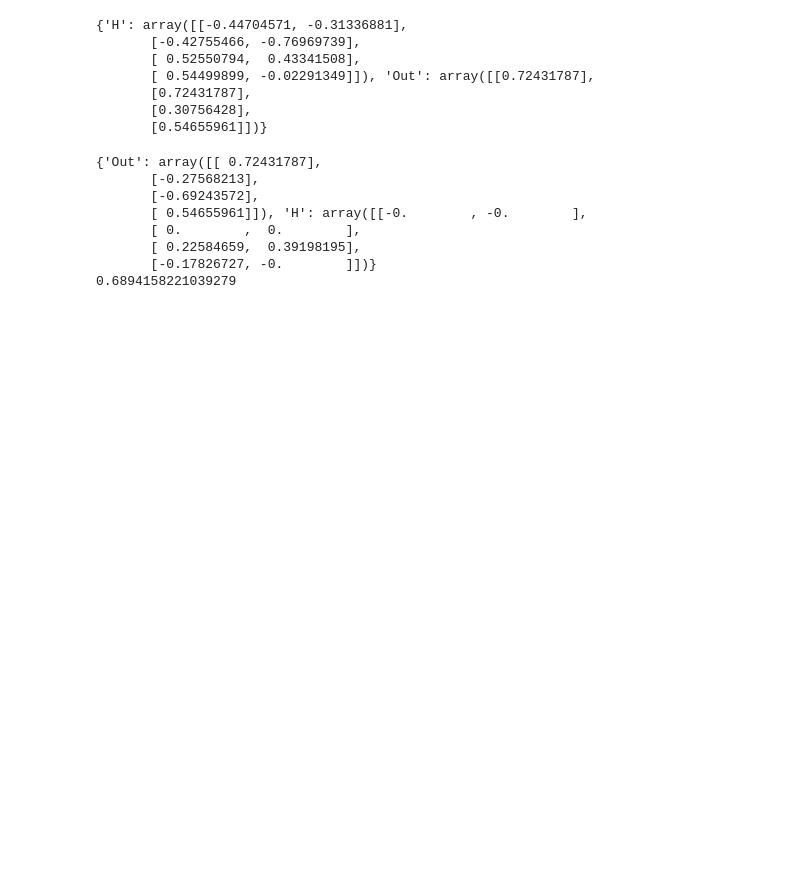
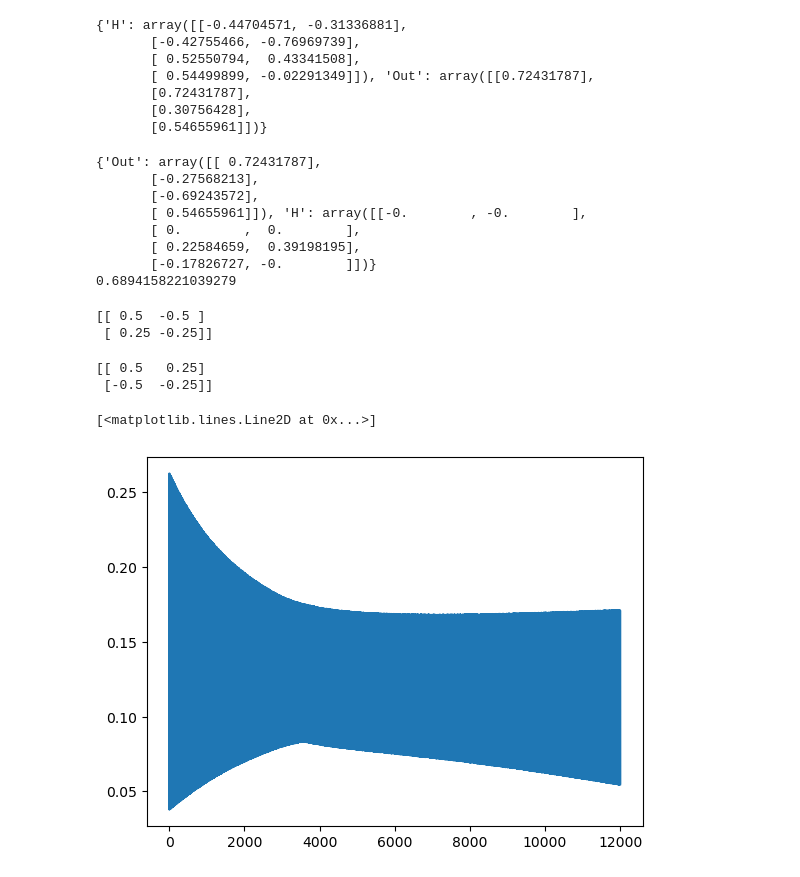
Before and after one commit to Milstein-Lab/Summer2024, a Jupyter notebook: xor-relu.ipynb, the cells around one changed output. Cells and saved outputs as stored; diff of their text form; code cells hidden in the pictures; blank space fills up the shorter version.

```diff
--- a/xor-relu.ipynb
+++ b/xor-relu.ipynb
@@ -50,6 +36,7 @@ plt.plot(x, Relu(x))
 def forward(input_patterns, weight_dict, bias_dict):
     act_dict = {}
     state_dict = {}
+    act_dict['I'] = input_patterns
     state_dict['H'] = np.dot(input_patterns, weight_dict['H']['I']) + bias_dict['H'] #hidden state act
     act_dict['H'] = Relu(state_dict['H']) #firing rates hid neurons
     state_dict['Out'] = np.dot(act_dict['H'], weight_dict['Out']['H']) + bias_dict['Out']
@@ -105,4 +95,24 @@ print(error)
 0.6894158221039279
 # %%
 def step(weight_dict, bias_dict, grad_dict, act_dict, learning_rate):
-    for
+    for post_pop in weight_dict:
+        for pre_pop in weight_dict[post_pop]:
+            d_w = -learning_rate * np.outer(act_dict[pre_pop], grad_dict[post_pop])
+            weight_dict[post_pop][pre_pop] += d_w
+            bias_dict[post_pop] += -learning_rate * grad_dict[post_pop]
+# %%
+def train (input_patterns, targets, weight_dict, bias_dict, learning_rate, num_epochs, seed):
+    error_hx = [] #accmulate error
+    np.random.seed(seed)
+    for epoch in range(num_epochs):
+        indexes = np.arange(len(input_patterns))
+        np.random.shuffle(indexes)
+        for index in indexes:
+            sample = input_patterns[index]
+            target = targets[index]
+            state_dict, act_dict = forward(sample, weight_dict, bias_dict)
+            grad_dict, error = backward(weight_dict, state_dict, act_dict, target)
+            step(weight_dict, bias_dict, grad_dict, act_dict, learning_rate)
+            error_hx.append(error)
+
+    return error_hx
@@ -108,0 +125,24 @@ def step(weight_dict, bias_dict, grad_dict, act_dict, learning_rate):
+# %%
+ex_grad = np.array([1, -1])
+ex_act = np.array([0.5, 0.25])
+print(np.outer(ex_act, ex_grad))
+# %% [output]
+[[ 0.5  -0.5 ]
+ [ 0.25 -0.25]]
+# %%
+print(np.outer(ex_grad, ex_act.T))
+# %% [output]
+[[ 0.5   0.25]
+ [-0.5  -0.25]]
+# %%
+paramseed = 2020
+trainseed = 0
+learning_rate = 0.001
+weight_dict, bias_dict = get_weight_biases(paramseed)
+loss_hx = train(input_patterns, targets, weight_dict, bias_dict, learning_rate, num_epochs = 3000, seed = trainseed)
+# %%
+plt.figure()
+plt.plot(loss_hx)
+# %% [output]
+[<matplotlib.lines.Line2D at 0x...>]
+[figure, added]
```
Also changed, not shown: parts of 9 cells of this notebook.
